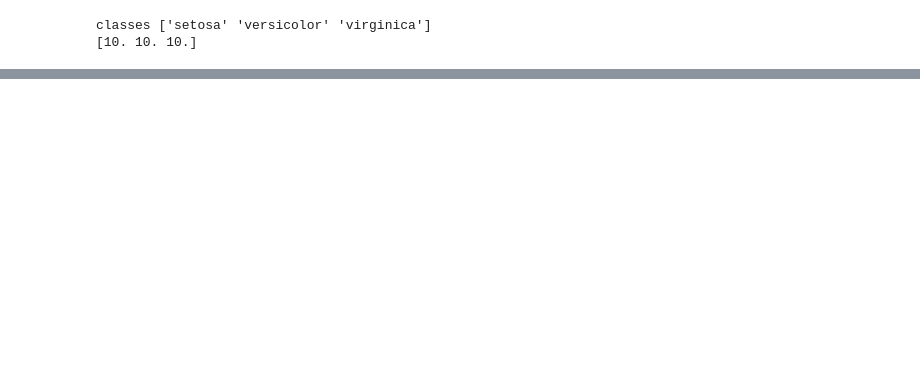
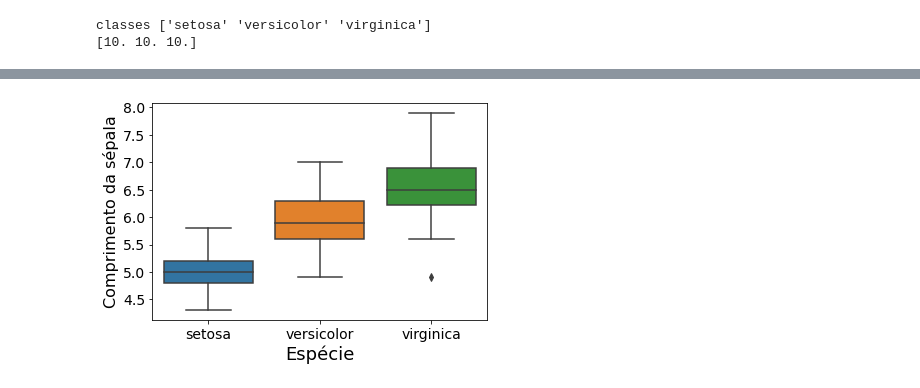
Before and after one commit to talaricoferreira/exercicios_ciencia_dados_usp, a Jupyter notebook: Exercicios-Preparacao-transformacao.ipynb, the cells around one changed output, grey strips where cells are left out. Drawn from its saved outputs; the diff is of its cells as text; code cells hidden in the pictures; blank space fills up the shorter version.

```diff
--- a/Exercicios-Preparacao-transformacao.ipynb
+++ b/Exercicios-Preparacao-transformacao.ipynb
@@ -438,0 +485,11 @@ classes ['setosa' 'versicolor' 'virginica']
+# %%
+# mostrando o boxplot da variavel sepal_length
+
+sns.boxplot(x="species", y="sepal_length", data=data)
+plt.xlabel('Espécie', fontsize=18)
+plt.ylabel('Comprimento da sépala', fontsize=16)
+plt.xticks(fontsize=14)
+plt.yticks(fontsize=14)
+plt.show(True)
+# %% [output]
+[figure, added]
```
Also changed, not shown: parts of 32 cells of this notebook.
